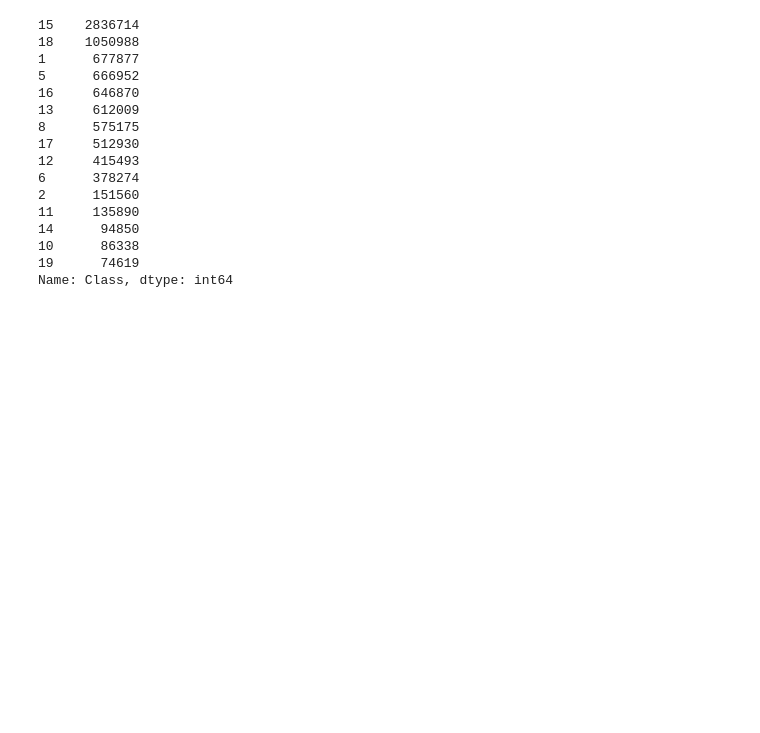
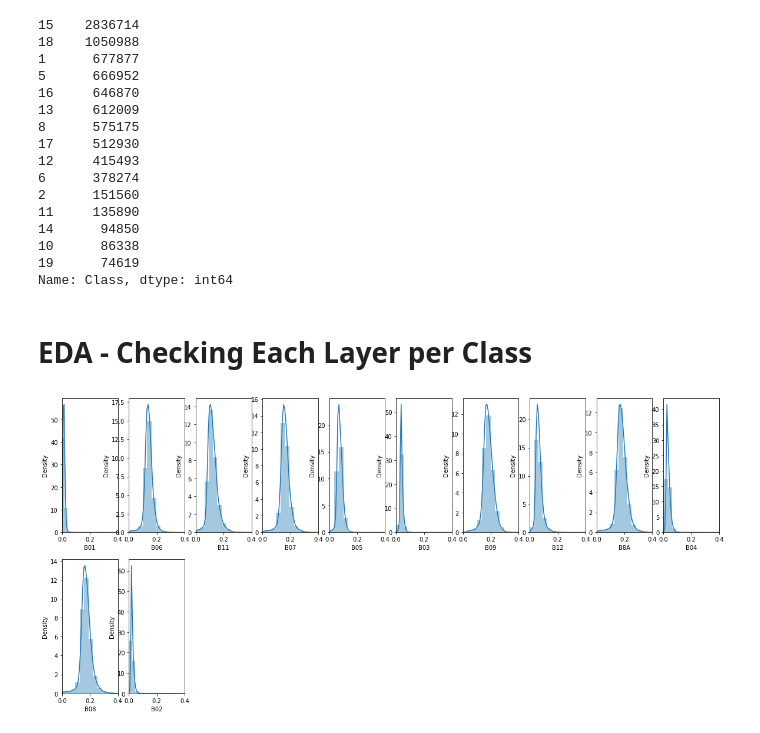
Before and after one commit to MudSnail/Land_Cover_Classification, a Jupyter notebook: EDA.ipynb, the cells around one changed output. Saved outputs shown, nothing was run; the diff lists cells and outputs as text; code cells hidden in the pictures; blank space fills up the shorter version.

```diff
--- a/EDA.ipynb
+++ b/EDA.ipynb
@@ -84,3 +84,38 @@ merged_data.Class.value_counts()
 10      86338
 19      74619
 Name: Class, dtype: int64
+# %% [markdown]
+# EDA - Checking Each Layer per Class
+# %%
+df = copy.deepcopy(sample)
+
+def plot_class_distributions(x, y, z):
+  """
+  Input:
+  x - the specific NRCAN Land Classification
+  y - the plot's 1st x lim
+  z - the plot's 2nd x lim
+
+  Output: Skewness distribution plots per each layer for the class specified
+  """
+  #Select Class and drop column
+  selected_class = merged_data.loc[df['Class'] == x]
+  selected_class = merged_data.drop('Class', axis = 1)
+
+  #exctract column values, identify number of columns and rows
+  l = selected_class.columns.values
+  number_of_columns=10
+  number_of_rows = len(l)-1/number_of_columns
+
+  #plot distribution skewness figure for each column
+  plt.figure(figsize=(2*number_of_columns,5*number_of_rows))
+  for i in range(0,len(l)):
+    plt.subplot(number_of_rows + 1,number_of_columns,i+1)
+    sns.distplot(merged_data[l[i]],kde=True)
+    #Set x axis limits
+    plt.xlim([y,z])
+# %%
+#Check skewness of Class 1
+plot_class_distributions(1, 0, 0.4)
+# %% [output]
+[figure, added]
```
Also changed, not shown: parts of 20 cells of this notebook.
